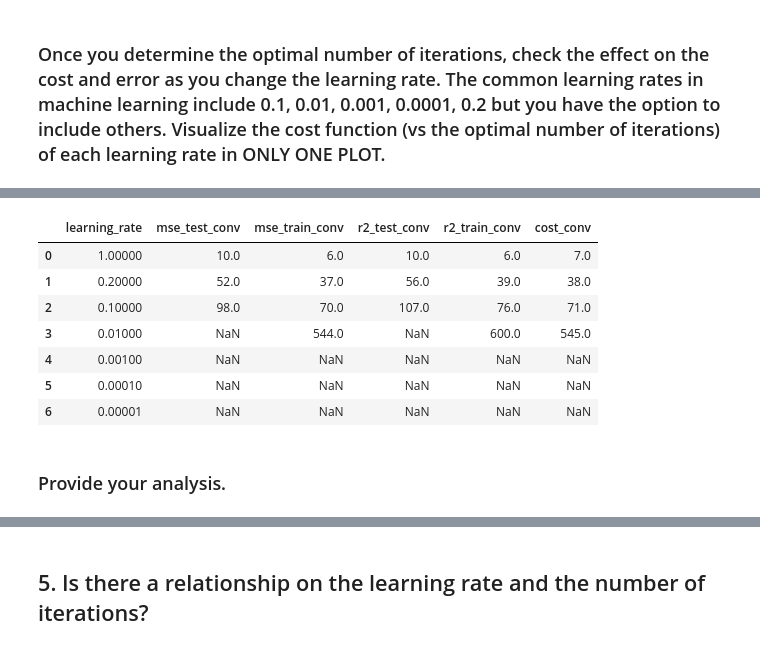
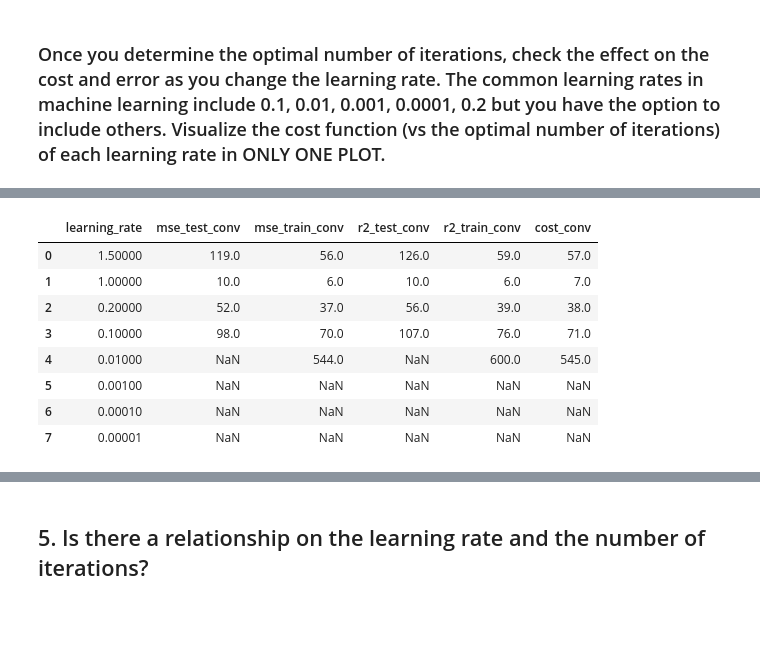
Before and after one commit to Pawmsdayl/CMSC197, a Jupyter notebook: Assignment2/[hw3].ipynb, the cells around one changed output, grey strips where cells are left out. Cells and saved outputs as stored; diff of their text form; code cells hidden in the pictures; blank space fills up the shorter version.

```diff
--- a/Assignment2/[hw3].ipynb
+++ b/Assignment2/[hw3].ipynb
@@ -518,7 +519,7 @@ lr_history = {}
 
 # parameters
 num_iterations = 650
-learning_rates = [1, 0.2, 0.1, 0.01, 0.001, 0.0001, 0.00001]
+learning_rates = [1.5, 1, 0.2, 0.1, 0.01, 0.001, 0.0001, 0.00001]
 
 for lr in learning_rates:
     # store results
@@ -681,32 +686,33 @@ learning_rate_df
 # %%
-# find convergence for all metrics, store results in a df
+# store convergence results
 lr_conv_values = {
     'learning_rate': [],
     'mse_test_conv': [],
     'mse_train_conv': [],
     'r2_test_conv': [],
     'r2_train_conv': [],
     'cost_conv': []
 }
 
+# find convergence for all metrics
 for lr in learning_rates:
     lr_conv_values['learning_rate'].append(lr)
     lr_conv_values['mse_test_conv'].append(find_convergence('mse_test', lr_history[lr]))
     lr_conv_values['mse_train_conv'].append(find_convergence('mse_train', lr_history[lr]))
     lr_conv_values['r2_test_conv'].append(find_convergence('r2_test', lr_history[lr]))
     lr_conv_values['r2_train_conv'].append(find_convergence('r2_train', lr_history[lr]))
     lr_conv_values['cost_conv'].append(find_convergence('cost', lr_history[lr]))
 
-learning_rate_conv_df = pd.DataFrame(lr_conv_values)
-learning_rate_conv_df
+# create df for display
+lr_conv_df = pd.DataFrame(lr_conv_values)
+lr_conv_df
 # %% [output]
 |  | learning_rate | mse_test_conv | mse_train_conv | r2_test_conv | r2_train_conv | cost_conv |
-| 0 | 1.00000 | 10.0 | 6.0 | 10.0 | 6.0 | 7.0 |
-| 1 | 0.20000 | 52.0 | 37.0 | 56.0 | 39.0 | 38.0 |
-| 2 | 0.10000 | 98.0 | 70.0 | 107.0 | 76.0 | 71.0 |
-| 3 | 0.01000 | NaN | 544.0 | NaN | 600.0 | 545.0 |
-| 4 | 0.00100 | NaN | NaN | NaN | NaN | NaN |
-| 5 | 0.00010 | NaN | NaN | NaN | NaN | NaN |
-| 6 | 0.00001 | NaN | NaN | NaN | NaN | NaN |
+| 0 | 1.50000 | 119.0 | 56.0 | 126.0 | 59.0 | 57.0 |
+| 1 | 1.00000 | 10.0 | 6.0 | 10.0 | 6.0 | 7.0 |
+| 2 | 0.20000 | 52.0 | 37.0 | 56.0 | 39.0 | 38.0 |
+| 3 | 0.10000 | 98.0 | 70.0 | 107.0 | 76.0 | 71.0 |
+| 4 | 0.01000 | NaN | 544.0 | NaN | 600.0 | 545.0 |
+| 5 | 0.00100 | NaN | NaN | NaN | NaN | NaN |
+| 6 | 0.00010 | NaN | NaN | NaN | NaN | NaN |
+| 7 | 0.00001 | NaN | NaN | NaN | NaN | NaN |
-# %% [markdown]
-### Provide your analysis.
```
Also changed, not shown: parts of 8 cells of this notebook.
